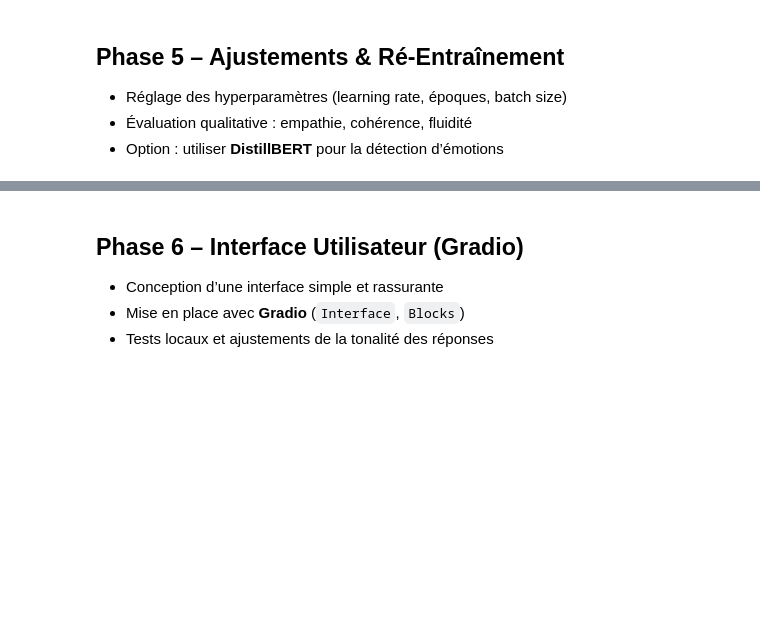
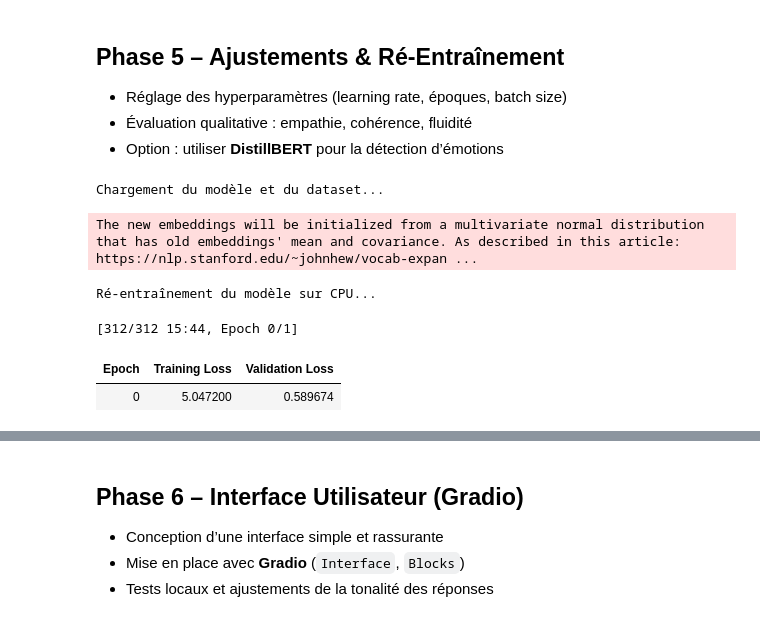
Before and after one commit to gackouhamady/mental-health-assistant, a Jupyter notebook: notebooks/MAIN.ipynb, the cells around one changed output, grey strips where cells are left out. Saved outputs shown, nothing was run; the diff lists cells and outputs as text; code cells hidden in the pictures; blank space fills up the shorter version.

Commit message:
Ajout des résultats du fine-tuning DistilGPT-2 (Phase 4 terminée)

```diff
--- a/notebooks/MAIN.ipynb
+++ b/notebooks/MAIN.ipynb
@@ -404,3 +412,68 @@ print(response)
 - Réglage des hyperparamètres (learning rate, époques, batch size)
 - Évaluation qualitative : empathie, cohérence, fluidité
 - Option : utiliser **DistillBERT** pour la détection d’émotions
+# %%
+from transformers import AutoModelForCausalLM, AutoTokenizer
+from datasets import load_dataset
+
+print("Chargement du modèle et du dataset...")
+model_path = "./distilgpt2-empathetic-finetuned"
+tokenizer = AutoTokenizer.from_pretrained(model_path)
+model = AutoModelForCausalLM.from_pretrained(model_path)
+
+if tokenizer.pad_token is None:
+    tokenizer.add_special_tokens({'pad_token': '[PAD]'})
+    model.resize_token_embeddings(len(tokenizer))
+model.config.pad_token_id = tokenizer.pad_token_id
+
+dataset = load_dataset("facebook/empathetic_dialogues", trust_remote_code=True)
+train_data = dataset["train"].select(range(5000))
+val_data = dataset["validation"].select(range(1000))
+# %% [output]
+Chargement du modèle et du dataset...
+The new embeddings will be initialized from a multivariate normal distribution that has old embeddings' mean and covariance. As described in this article: https://nlp.stanford.edu/~johnhew/vocab-expan ...
+# %%
+def tokenize_fn(batch):
+    texts = [f"User: {c}\nAssistant: {u}" for c, u in zip(batch["context"], batch["utterance"])]
+    tokens = tokenizer(texts, truncation=True, max_length=128, padding="max_length")
+    tokens["labels"] = tokens["input_ids"].copy()
+    return tokens
+
+train_ds = train_data.map(tokenize_fn, batched=True, remove_columns=train_data.column_names)
+val_ds = val_data.map(tokenize_fn, batched=True, remove_columns=val_data.column_names)
+
+train_ds.set_format(type="torch", columns=["input_ids", "attention_mask", "labels"])
+val_ds.set_format(type="torch", columns=["input_ids", "attention_mask", "labels"])
+# %%
+from transformers import Trainer, TrainingArguments
+
+training_args = TrainingArguments(
+    output_dir="./results_phase5",
+    num_train_epochs=1,
+    per_device_train_batch_size=2,
+    gradient_accumulation_steps=8,
+    learning_rate=5e-5,
+    warmup_steps=50,
+    weight_decay=0.01,
+    logging_steps=100,
+    evaluation_strategy="epoch",
+    save_strategy="epoch",
+    report_to="none"
+)
+
+trainer = Trainer(
+    model=model,
+    args=training_args,
+    train_dataset=train_ds,
+    eval_dataset=val_ds,
+    tokenizer=tokenizer,
+)
+
+print("Ré-entraînement du modèle sur CPU...")
+trainer.train()
+trainer.save_model("./distilgpt2-empathetic-finetuned-v2")
+# %% [output]
+Ré-entraînement du modèle sur CPU...
+[312/312 15:44, Epoch 0/1]
+| Epoch | Training Loss | Validation Loss |
+| 0 | 5.047200 | 0.589674 |
```
Also changed, not shown: parts of 10 cells of this notebook.
